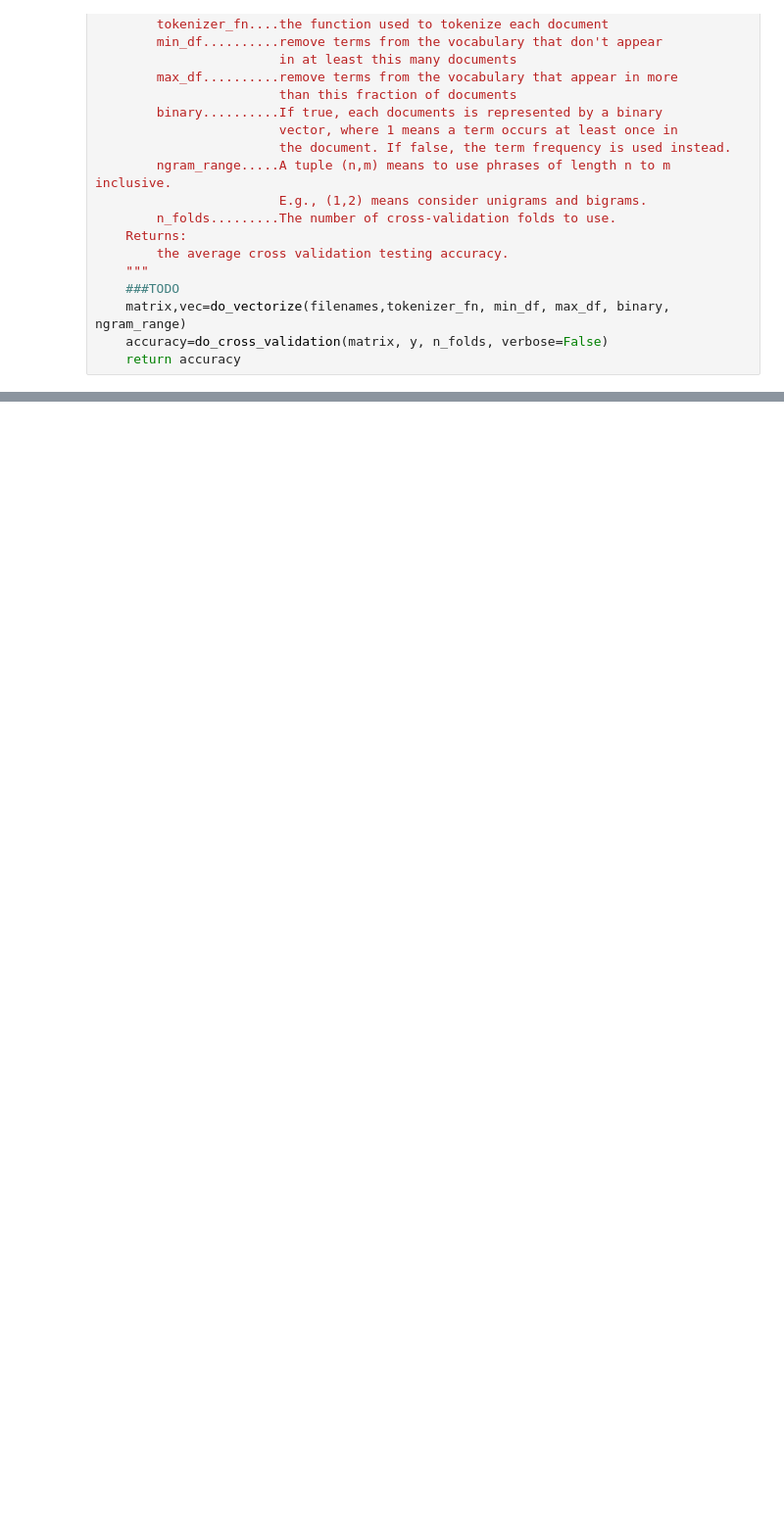
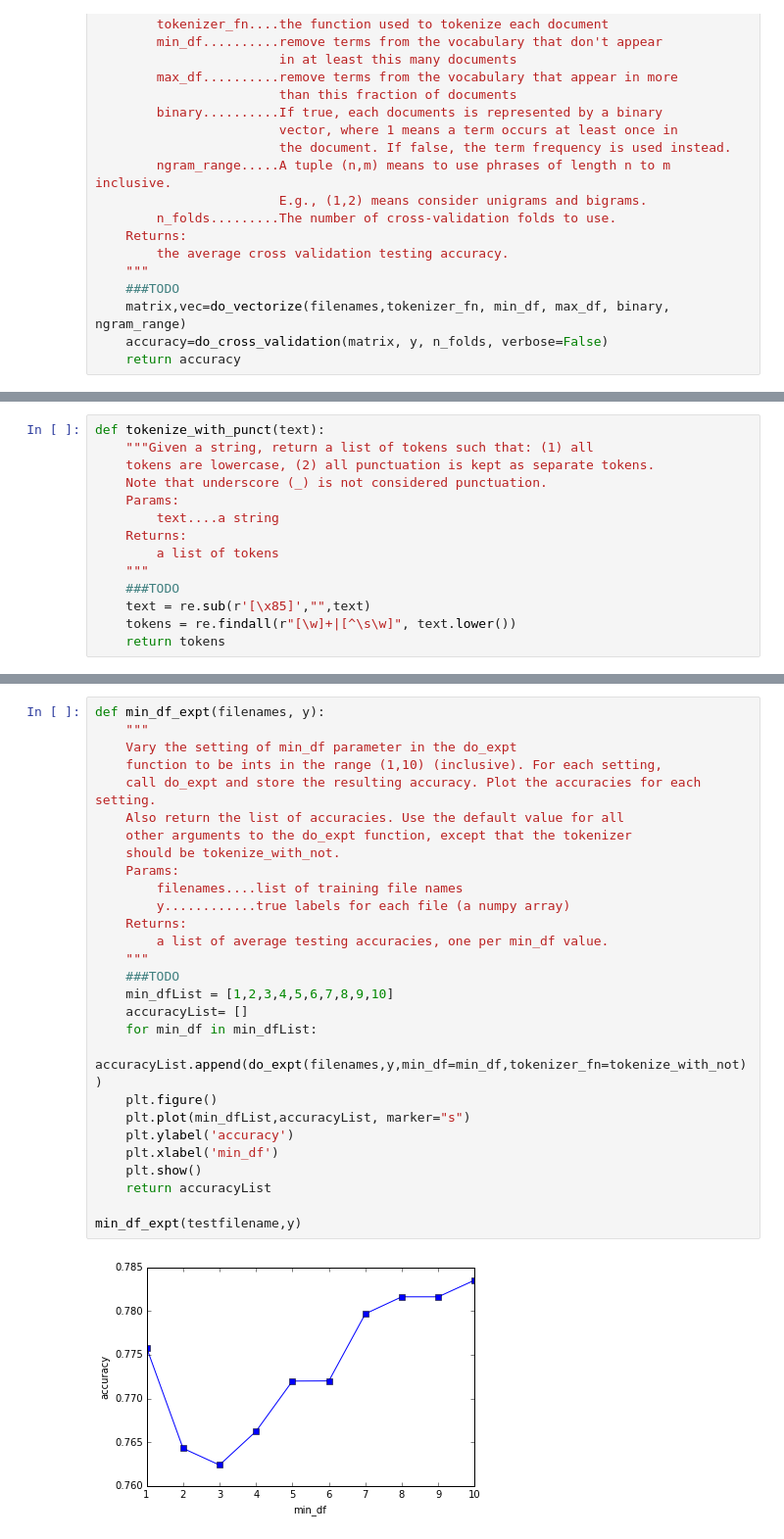
Before and after one commit to sabya08/SocialNetworkAnalysis, a Jupyter notebook: Project.ipynb, the cells around one changed output, grey strips where cells are left out. Shown at 98% size. Saved outputs shown, nothing was run; the diff lists cells and outputs as text; blank space fills up the shorter version.

```diff
--- a/Project.ipynb
+++ b/Project.ipynb
@@ -477,0 +594,14 @@ IndexError: index (521) out of range
+# %%
+def tokenize_with_punct(text):
+    """Given a string, return a list of tokens such that: (1) all
+    tokens are lowercase, (2) all punctuation is kept as separate tokens.
+    Note that underscore (_) is not considered punctuation.
+    Params:
+        text....a string
+    Returns:
+        a list of tokens
+    """
+    ###TODO
+    text = re.sub(r'[\x85]',"",text)
+    tokens = re.findall(r"[\w]+|[^\s\w]", text.lower())
+    return tokens
@@ -477,0 +661,30 @@ IndexError: index (521) out of range
+# %%
+def min_df_expt(filenames, y):
+    """
+    Vary the setting of min_df parameter in the do_expt
+    function to be ints in the range (1,10) (inclusive). For each setting,
+    call do_expt and store the resulting accuracy. Plot the accuracies for each setting.
+    Also return the list of accuracies. Use the default value for all
+    other arguments to the do_expt function, except that the tokenizer
+    should be tokenize_with_not.
+    Params:
+        filenames....list of training file names
+        y............true labels for each file (a numpy array)
+    Returns:
+        a list of average testing accuracies, one per min_df value.
+    """
+    ###TODO
+    min_dfList = [1,2,3,4,5,6,7,8,9,10]
+    accuracyList= []
+    for min_df in min_dfList:
+        accuracyList.append(do_expt(filenames,y,min_df=min_df,tokenizer_fn=tokenize_with_not))
+    plt.figure()
+    plt.plot(min_dfList,accuracyList, marker="s")
+    plt.ylabel('accuracy')
+    plt.xlabel('min_df')
+    plt.show()
+    return accuracyList
+
+min_df_expt(testfilename,y)
+# %% [output]
+[figure, added]
```
Also changed, not shown: parts of 20 cells of this notebook.
